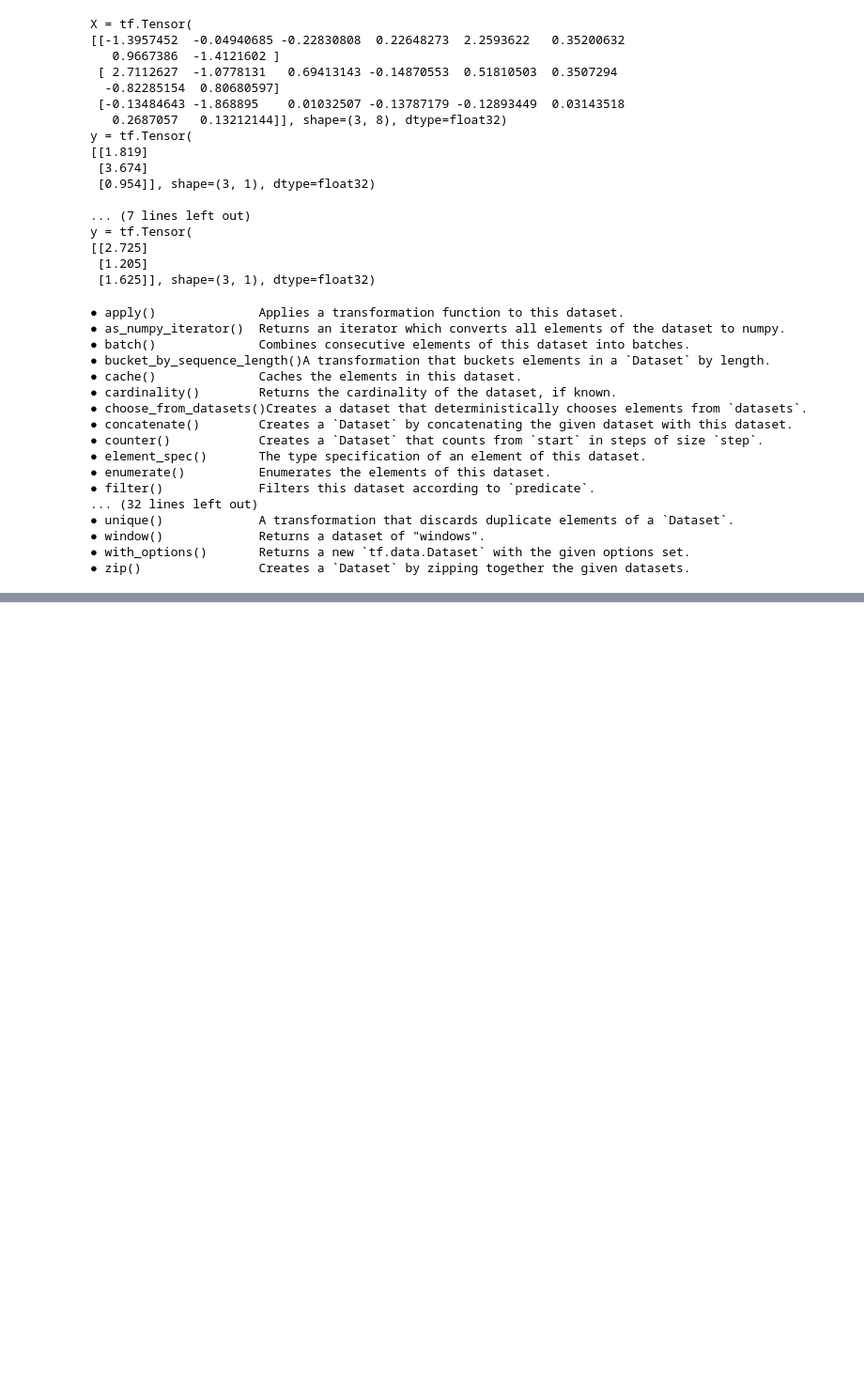
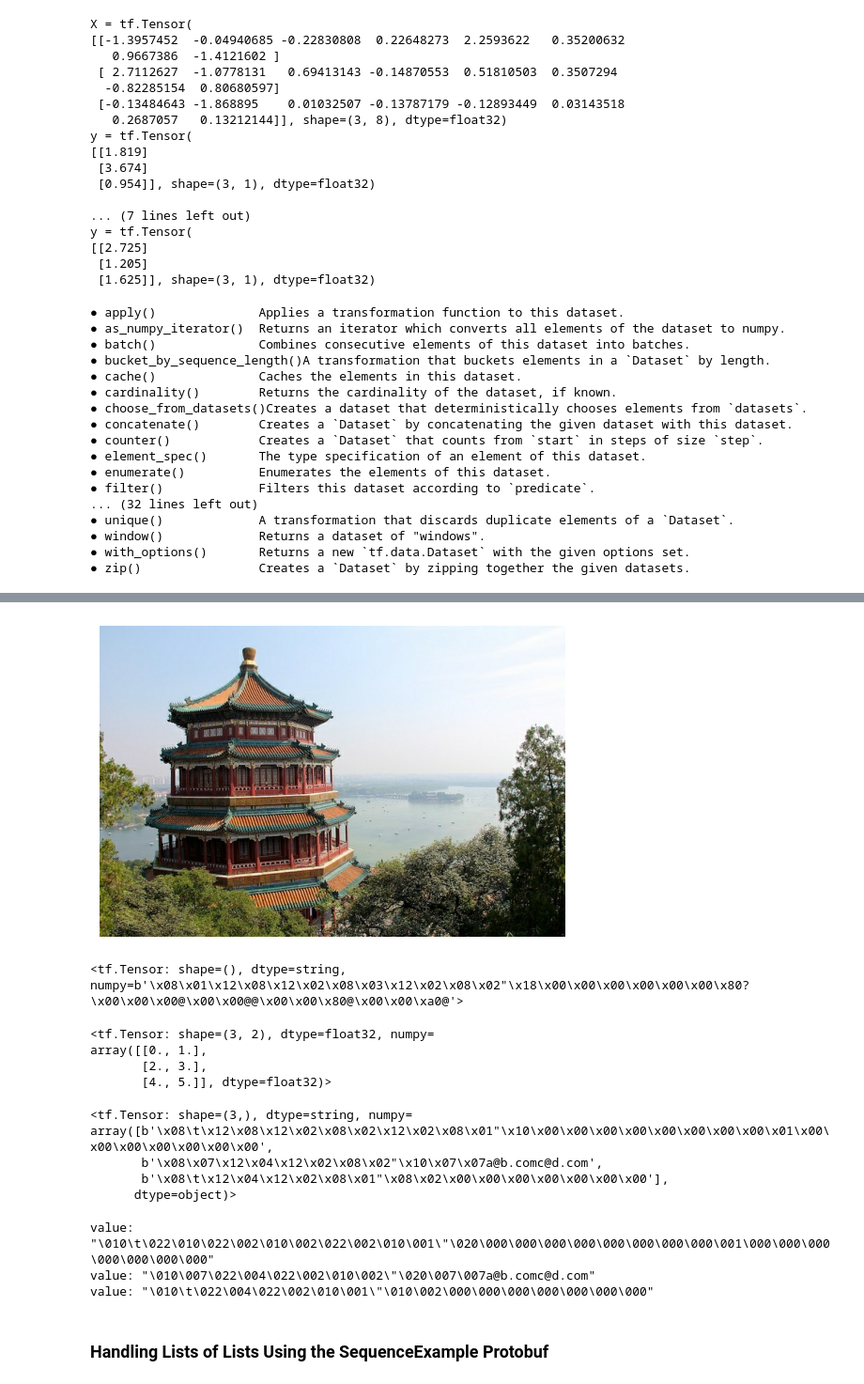
Before and after one commit to sahilbaishya/HandsOnML, a Jupyter notebook: Loading_And_Preprocessing_Data_With_Tensorflow_13.ipynb, the cells around one changed output, grey strips where cells are left out. Shown at 94% size. Cells and saved outputs as stored; diff of their text form; code cells hidden in the pictures; blank space fills up the shorter version.

```diff
--- a/Loading_And_Preprocessing_Data_With_Tensorflow_13.ipynb
+++ b/Loading_And_Preprocessing_Data_With_Tensorflow_13.ipynb
@@ -312,0 +577,7 @@ for m in dir(tf.data.Dataset):
+# %%
+def parse(serialized_examples):
+    return tf.io.parse_example(serialized_examples, feature_description)
+
+dataset = tf.data.TFRecordDataset(["my_contacts.tfrecord"]).batch(2).map(parse)
+for parsed_examples in dataset:
+    print(parsed_examples)  # two examples at a time
@@ -312,0 +619,54 @@ for m in dir(tf.data.Dataset):
+# %%
+data = tf.io.encode_jpeg(img)
+example_with_image = Example(features=Features(feature={
+    "image": Feature(bytes_list=BytesList(value=[data.numpy()]))}))
+serialized_example = example_with_image.SerializeToString()
+with tf.io.TFRecordWriter("my_image.tfrecord") as f:
+    f.write(serialized_example)
+# %%
+feature_description = { "image": tf.io.VarLenFeature(tf.string) }
+
+def parse(serialized_example):
+    example_with_image = tf.io.parse_single_example(serialized_example,
+                                                    feature_description)
+    return tf.io.decode_jpeg(example_with_image["image"].values[0])
+    # or you can use tf.io.decode_image() instead
+
+dataset = tf.data.TFRecordDataset("my_image.tfrecord").map(parse)
+for image in dataset:
+    plt.imshow(image)
+    plt.axis("off")
+    plt.show()
+# %% [output]
+[figure, added]
+# %%
+tensor = tf.constant([[0., 1.], [2., 3.], [4., 5.]])
+serialized = tf.io.serialize_tensor(tensor)
+serialized
+# %% [output]
+<tf.Tensor: shape=(), dtype=string, numpy=b'\x08\x01\x12\x08\x12\x02\x08\x03\x12\x02\x08\x02"\x18\x00\x00\x00\x00\x00\x00\x80?\x00\x00\x00@\x00\x00@@\x00\x00\x80@\x00\x00\xa0@'>
+# %%
+tf.io.parse_tensor(serialized, out_type=tf.float32)
+# %% [output]
+<tf.Tensor: shape=(3, 2), dtype=float32, numpy=
+array([[0., 1.],
+       [2., 3.],
+       [4., 5.]], dtype=float32)>
+# %%
+sparse_tensor = parsed_example["emails"]
+serialized_sparse = tf.io.serialize_sparse(sparse_tensor)
+serialized_sparse
+# %% [output]
+<tf.Tensor: shape=(3,), dtype=string, numpy=
+array([b'\x08\t\x12\x08\x12\x02\x08\x02\x12\x02\x08\x01"\x10\x00\x00\x00\x00\x00\x00\x00\x00\x01\x00\x00\x00\x00\x00\x00\x00',
+       b'\x08\x07\x12\x04\x12\x02\x08\x02"\x10\x07\x07a@b.comc@d.com',
+       b'\x08\t\x12\x04\x12\x02\x08\x01"\x08\x02\x00\x00\x00\x00\x00\x00\x00'],
+      dtype=object)>
+# %%
+BytesList(value=serialized_sparse.numpy())
+# %% [output]
+value: "\010\t\022\010\022\002\010\002\022\002\010\001\"\020\000\000\000\000\000\000\000\000\001\000\000\000\000\000\000\000"
+value: "\010\007\022\004\022\002\010\002\"\020\007\007a@b.comc@d.com"
+value: "\010\t\022\004\022\002\010\001\"\010\002\000\000\000\000\000\000\000"
+# %% [markdown]
+### Handling Lists of Lists Using the SequenceExample Protobuf
```
Also changed, not shown: parts of 105 cells of this notebook.
